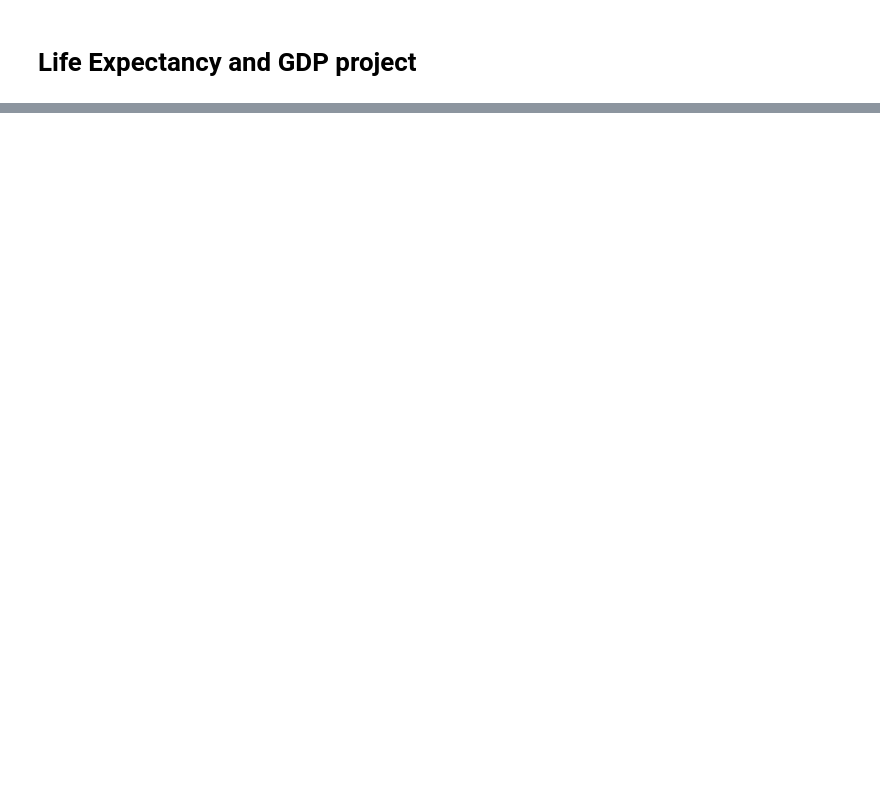
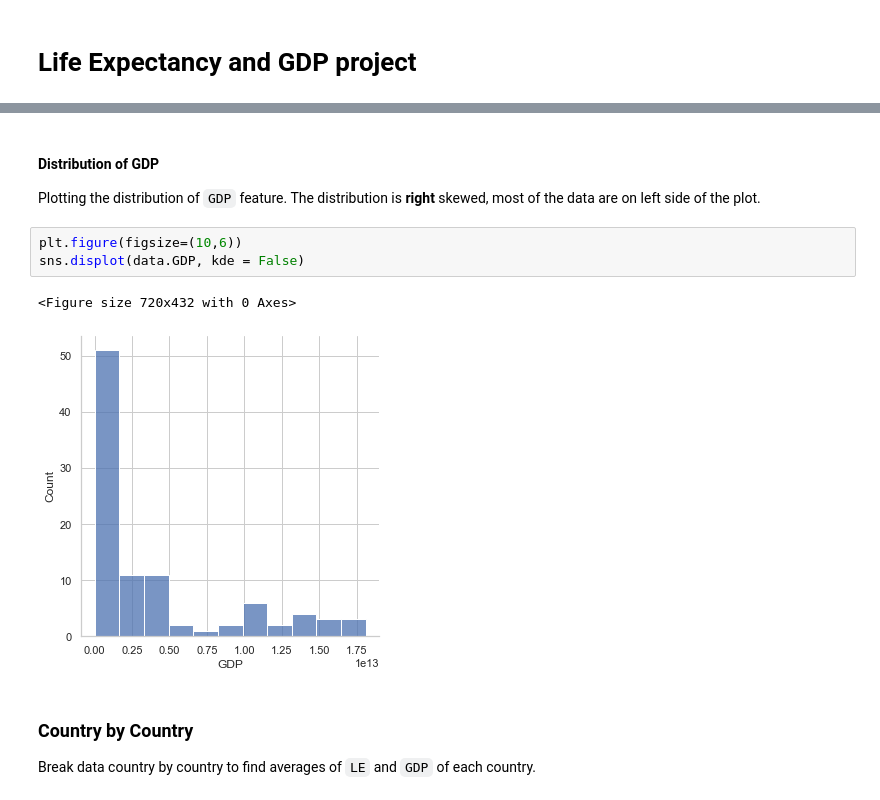
Before and after one commit to abass99/Life_GDP, a Jupyter notebook: gdp_life.ipynb, the cells around one changed output, grey strips where cells are left out. Saved outputs shown, nothing was run; the diff lists cells and outputs as text; blank space fills up the shorter version.

```diff
--- a/gdp_life.ipynb
+++ b/gdp_life.ipynb
@@ -40,0 +146,12 @@ max    2015.000000                         81.000000  1.810000e+13
+# %% [markdown]
+#### Distribution of GDP
+Plotting the distribution of `GDP` feature. The distribution is **right** skewed, most of the data are on left side of the plot.
+# %%
+plt.figure(figsize=(10,6))
+sns.displot(data.GDP, kde = False)
+# %% [output]
+<Figure size 720x432 with 0 Axes>
+[figure, added]
+# %% [markdown]
+### Country by Country
+Break data country by country to find averages of `LE` and `GDP` of each country.
```
Also changed, not shown: parts of 36 cells of this notebook, 1 other file.
